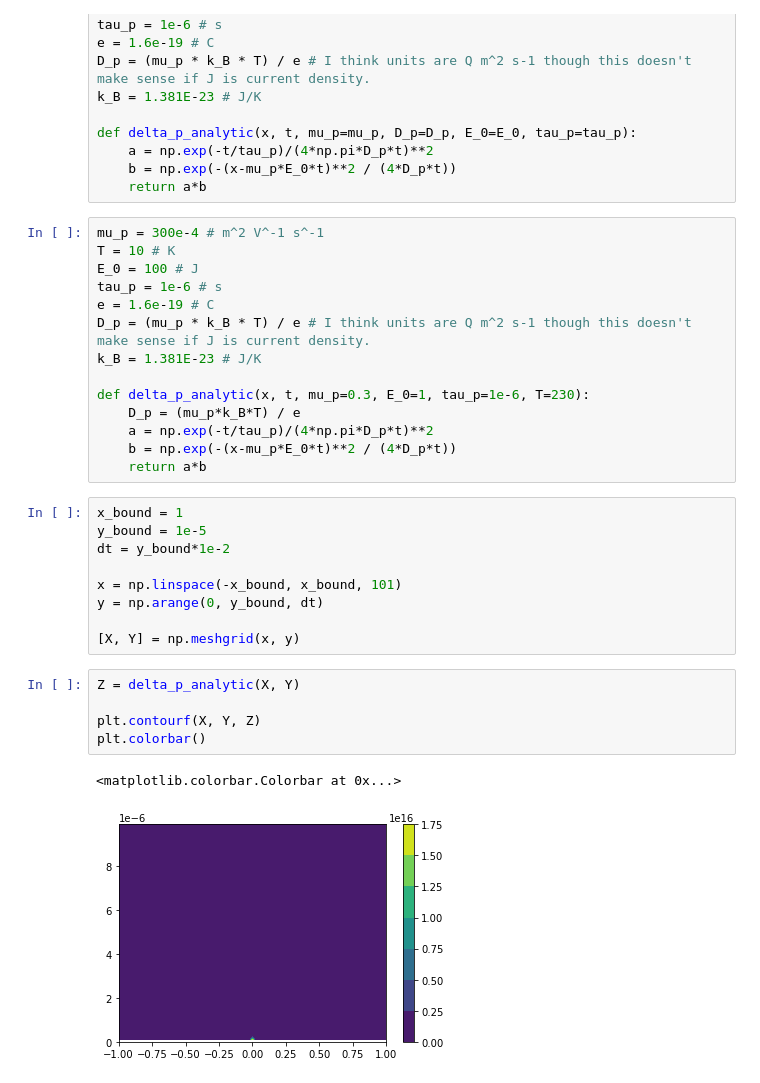
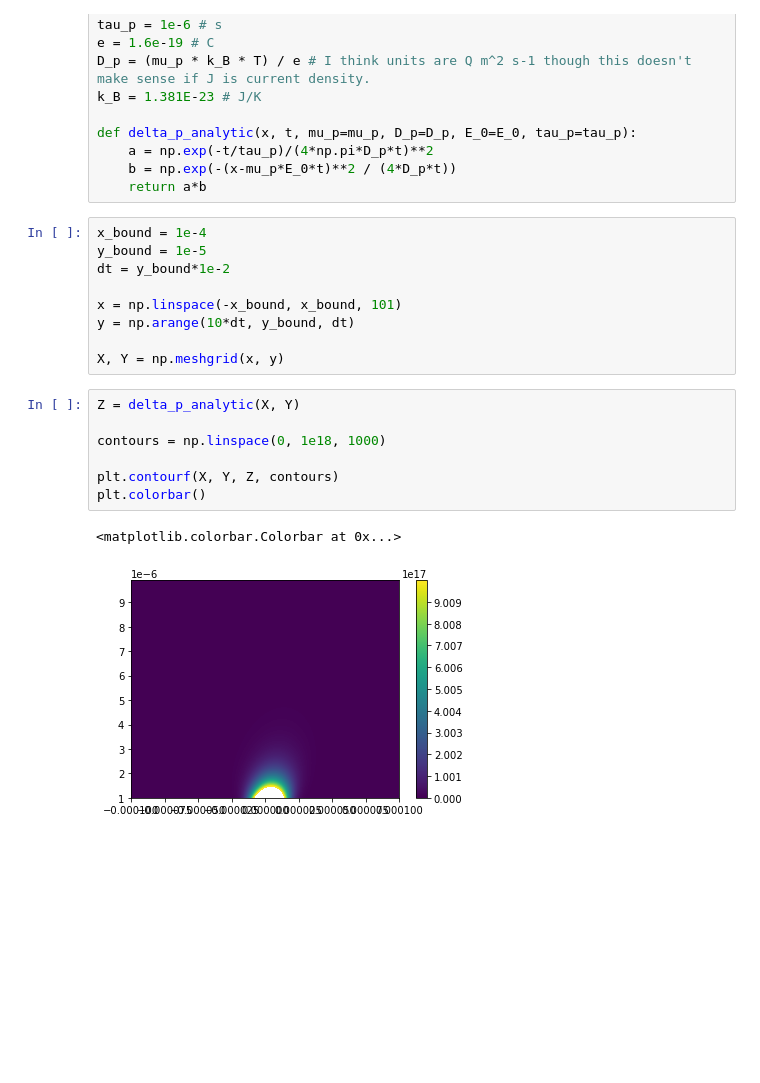
Before and after one commit to joshedmundson/PH4044-Tutorial-Sheet-3, a Jupyter notebook: PH4044 Tutorial Sheet 3.ipynb, the cells around one changed output. Cells and saved outputs as stored; diff of their text form; blank space fills up the shorter version.

```diff
--- a/PH4044 Tutorial Sheet 3.ipynb
+++ b/PH4044 Tutorial Sheet 3.ipynb
@@ -233,37 +441,25 @@ def delta_p_analytic(x, t, mu_p=mu_p, D_p=D_p, E_0=E_0, tau_p=tau_p):
     a = np.exp(-t/tau_p)/(4*np.pi*D_p*t)**2
     b = np.exp(-(x-mu_p*E_0*t)**2 / (4*D_p*t))
     return a*b
-# %%
-mu_p = 300e-4 # m^2 V^-1 s^-1
-T = 10 # K
-E_0 = 100 # J
-tau_p = 1e-6 # s
-e = 1.6e-19 # C
-D_p = (mu_p * k_B * T) / e # I think units are Q m^2 s-1 though this doesn't make sense if J is current density.
-k_B = 1.381E-23 # J/K
-
-def delta_p_analytic(x, t, mu_p=0.3, E_0=1, tau_p=1e-6, T=230):
-    D_p = (mu_p*k_B*T) / e
-    a = np.exp(-t/tau_p)/(4*np.pi*D_p*t)**2
-    b = np.exp(-(x-mu_p*E_0*t)**2 / (4*D_p*t))
-    return a*b
 # %%
-x_bound = 1
+x_bound = 1e-4
 y_bound = 1e-5
 dt = y_bound*1e-2
 
 x = np.linspace(-x_bound, x_bound, 101)
-y = np.arange(0, y_bound, dt)
+y = np.arange(10*dt, y_bound, dt)
 
-[X, Y] = np.meshgrid(x, y)
+X, Y = np.meshgrid(x, y)
 # %%
 Z = delta_p_analytic(X, Y)
 
-plt.contourf(X, Y, Z)
+contours = np.linspace(0, 1e18, 1000)
+
+plt.contourf(X, Y, Z, contours)
 plt.colorbar()
 # %% [output]
 <matplotlib.colorbar.Colorbar at 0x...>
-[figure, old version]
+[figure, new version]
 # %%
 delta_p_analytic(1e-9, 1e-9)
 # %% [output]
```
Also changed, not shown: parts of 16 cells of this notebook.
